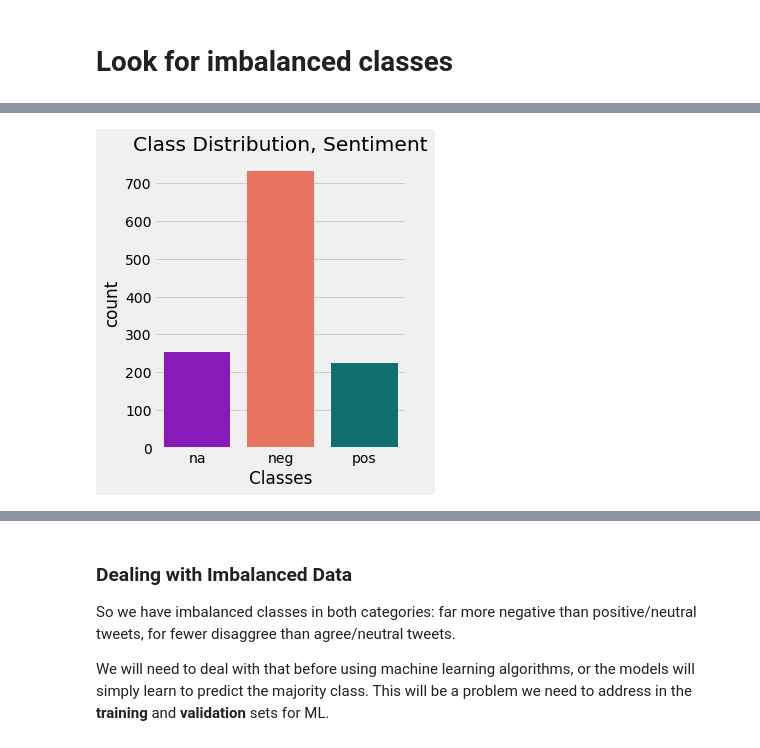
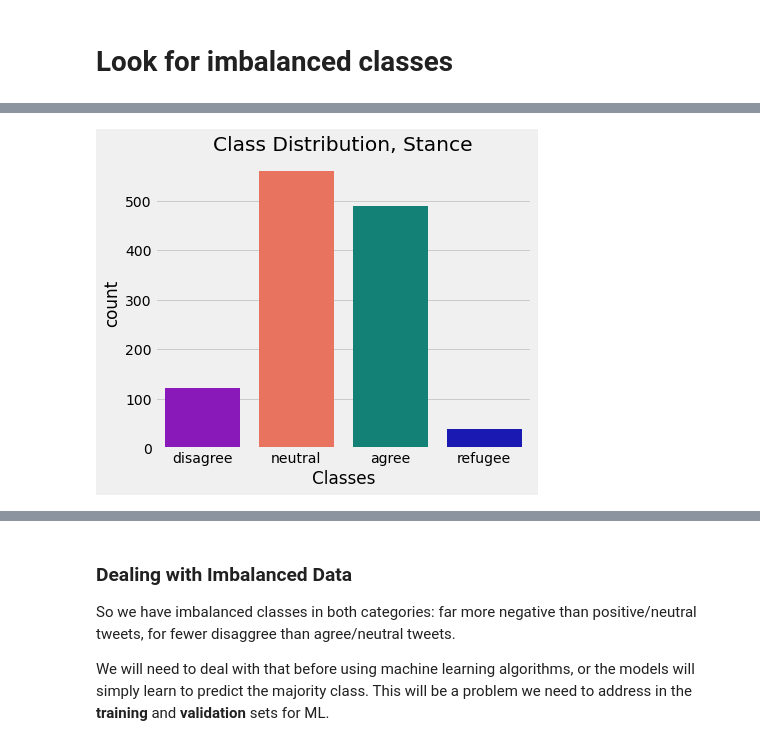
Before and after one commit to loopyQueen/RefugeeSentiment, a Jupyter notebook: dataSplitBalance.ipynb, the cells around one changed output, grey strips where cells are left out. Drawn from its saved outputs; the diff is of its cells as text; code cells hidden in the pictures.

Commit message:
visualizations of data distribution; created imbalanced test set

```diff
--- a/dataSplitBalance.ipynb
+++ b/dataSplitBalance.ipynb
@@ -23,0 +23,8 @@ First load the data from csv that was created in the labelData notebook.
+# %%
+tweets_clean = pd.read_csv("archiveData/demoji_tweets_clean.csv", header=0, index_col=0)
+print(tweets_clean.shape)
+print(aa.term_check("❤️", tweets_clean))
+print()
+tweets_unlabeled = pd.read_csv("archiveData/demoji_tweets_unlabeled.csv", header=0, index_col=0)
+print(tweets_unlabeled.shape)
+print(aa.term_check("❤️", tweets_unlabeled))
@@ -26,9 +86,9 @@ First load the data from csv that was created in the labelData notebook.
 # %%
 #plot class distribution
-plt.figure(figsize=(4, 5))
-plot_colors = ['darkviolet','tomato', 'teal']
-sns.countplot(x=tweets_clean["y_sent"], palette=plot_colors).set_xticklabels(["na", "neg", "pos"])
+plt.figure(figsize=(6, 5))
+plot_colors = ['darkviolet', 'tomato', 'xkcd:teal', 'mediumblue']
+sns.countplot(x=tweets_clean["y_stance"], palette=plot_colors).set_xticklabels(["disagree", "neutral", "agree", "refugee"])
 plt.xlabel('Classes')
-plt.title('Class Distribution, Sentiment');
+plt.title('Class Distribution, Stance');
 # %% [output]
-[figure, old version]
+[figure, new version]
```
Also changed, not shown: parts of 27 cells of this notebook, 4 other files.
